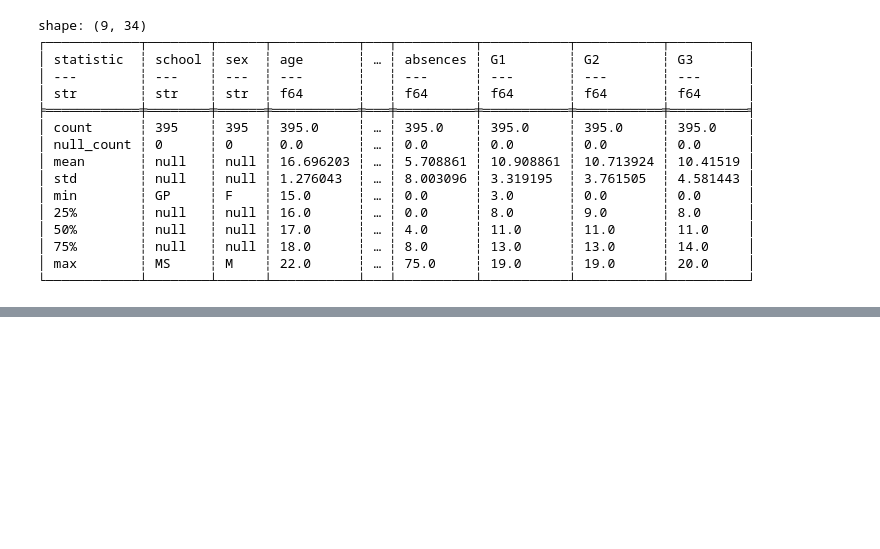
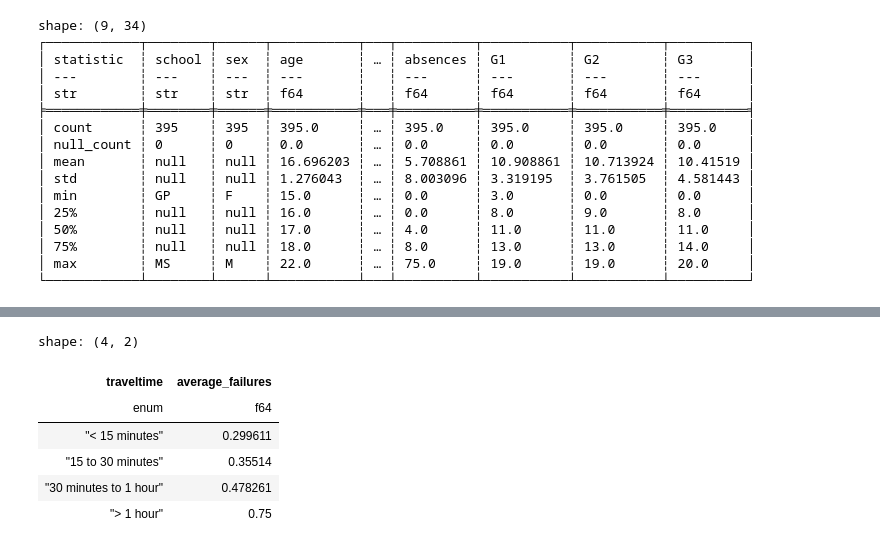
Before and after one commit to lthilmony/proj1, a Jupyter notebook: initial.ipynb, the cells around one changed output, grey strips where cells are left out. Cells and saved outputs as stored; diff of their text form; code cells hidden in the pictures; blank space fills up the shorter version.

```diff
--- a/initial.ipynb
+++ b/initial.ipynb
@@ -145,0 +138,19 @@ fig_age.show()
+# %%
+traveltime_order = {'1': '< 15 minutes', '2': '15 to 30 minutes', '3': '30 minutes to 1 hour', '4': '> 1 hour'}
+tt_num_order = ['< 15 minutes', '15 to 30 minutes', '30 minutes to 1 hour', '> 1 hour']
+
+traveltime_summary = stu_math.with_columns(
+    pl.col('traveltime').cast(pl.String).replace(traveltime_order).cast(pl.Enum(tt_num_order))
+).group_by('traveltime').agg(
+    pl.col('failures').mean().alias('average_failures')
+).sort('traveltime')
+
+traveltime_summary
+# %% [output]
+shape: (4, 2)
+| traveltime | average_failures |
+| enum | f64 |
+| "< 15 minutes" | 0.299611 |
+| "15 to 30 minutes" | 0.35514 |
+| "30 minutes to 1 hour" | 0.478261 |
+| "> 1 hour" | 0.75 |
```
Also changed, not shown: parts of 11 cells of this notebook, 1 other file.
